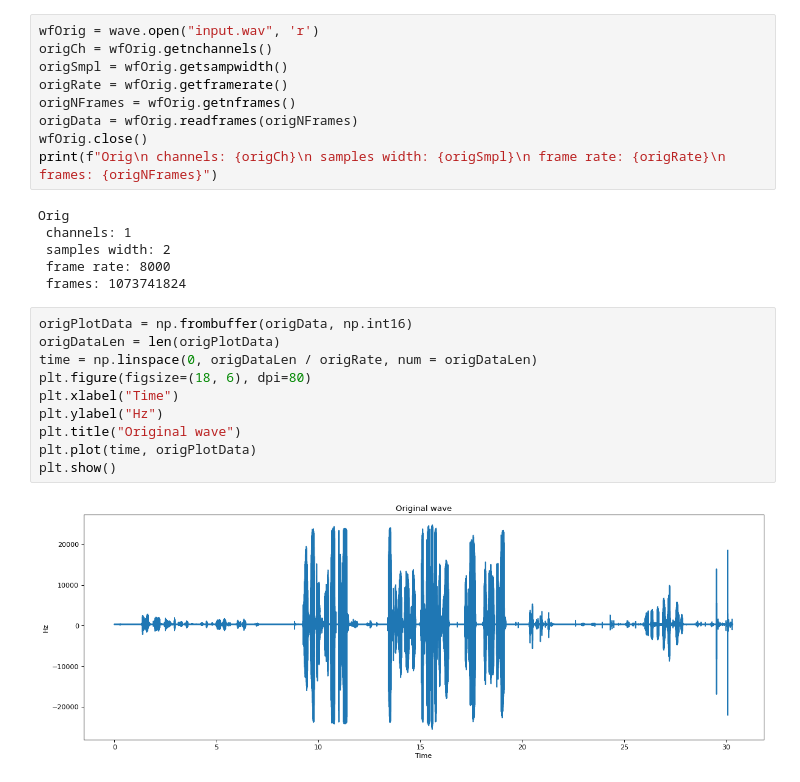
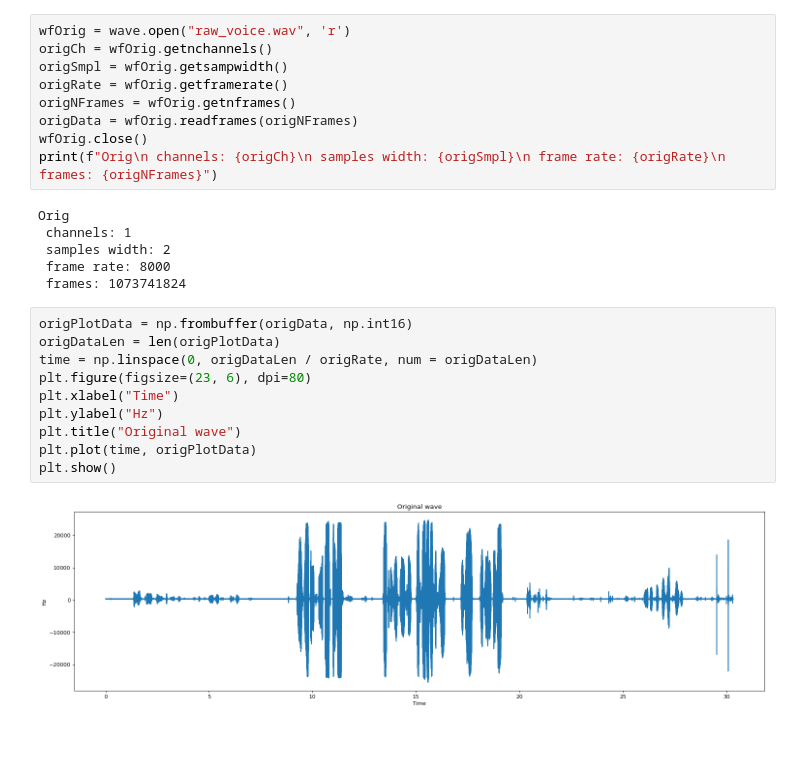
Before and after one commit to Valetron/alsa_agc, a Jupyter notebook: protopyth/AGC.ipynb, the cells around one changed output. Cells and saved outputs as stored; diff of their text form; blank space fills up the shorter version.

```diff
--- a/protopyth/AGC.ipynb
+++ b/protopyth/AGC.ipynb
@@ -20,7 +22,7 @@ import matplotlib.pyplot as plt
 origData = []
 FILTER_SIZE = 31
 # %%
-wfOrig = wave.open("input.wav", 'r')
+wfOrig = wave.open("raw_voice.wav", 'r')
 origCh = wfOrig.getnchannels()
 origSmpl = wfOrig.getsampwidth()
 origRate = wfOrig.getframerate()
@@ -37,12 +39,12 @@ Orig
 # %%
 origPlotData = np.frombuffer(origData, np.int16)
 origDataLen = len(origPlotData)
 time = np.linspace(0, origDataLen / origRate, num = origDataLen)
-plt.figure(figsize=(18, 6), dpi=80)
+plt.figure(figsize=(23, 6), dpi=80)
 plt.xlabel("Time")
 plt.ylabel("Hz")
 plt.title("Original wave")
 plt.plot(time, origPlotData)
 plt.show()
 # %% [output]
-[figure, old version]
+[figure, new version]
```
Also changed, not shown: parts of 8 cells of this notebook.
